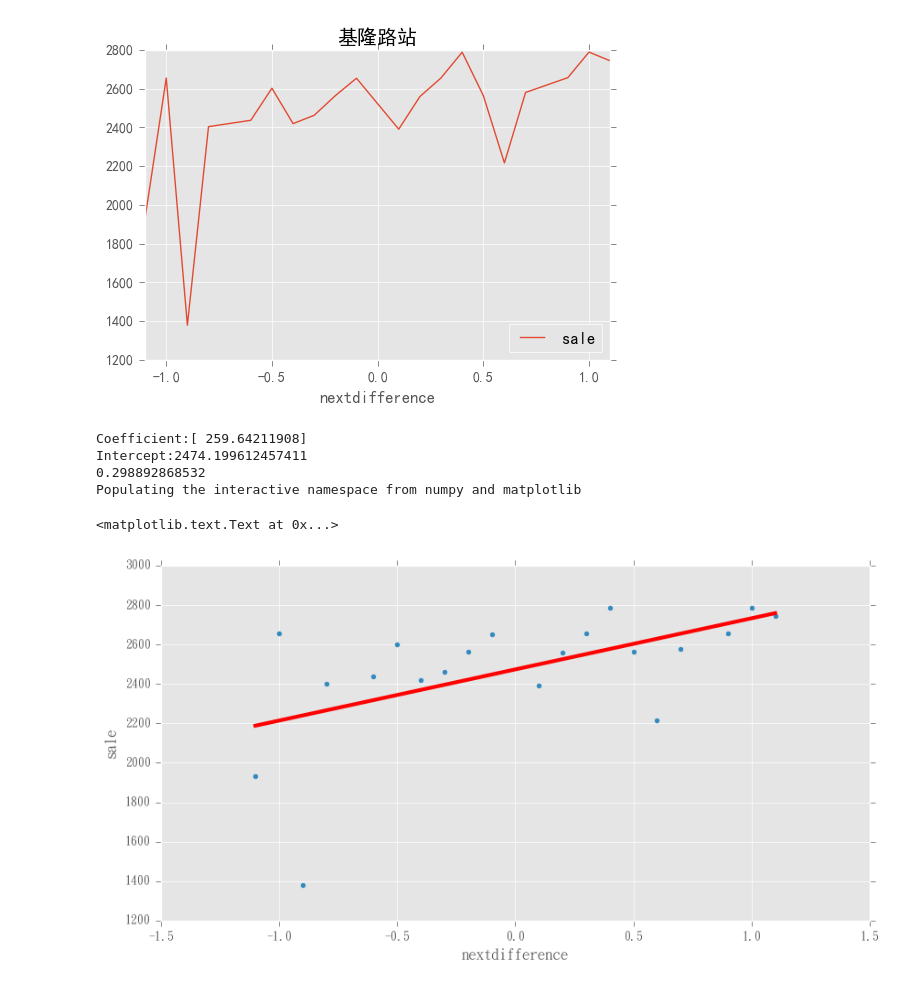
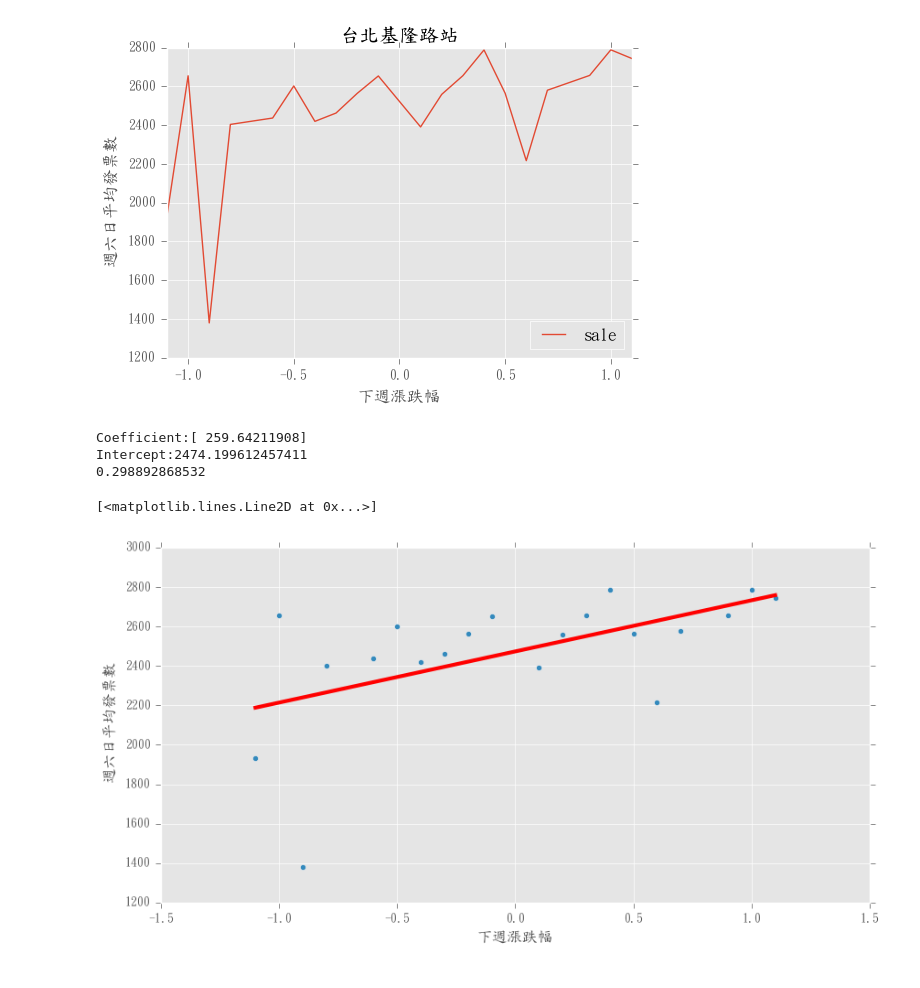
Before and after one commit to seiching/pythonclass, a Jupyter notebook: hackson/keelungrdchinese.ipynb, the cells around one changed output. Saved outputs shown, nothing was run; the diff lists cells and outputs as text; code cells hidden in the pictures.

```diff
--- a/hackson/keelungrdchinese.ipynb
+++ b/hackson/keelungrdchinese.ipynb
@@ -11,41 +11,43 @@ plt.close('all')
 matplotlib.style.use('ggplot')
 conn = sqlite3.connect('hackson.db')
 #a=pd.read_sql('SELECT substr(列帳日期,1,3)+1911 as yyyy ,substr(列帳日期,4,2) as mm,substr(列帳日期,6,2)as dd FROM "12加油站每日銷售發票張數V3UTF8";',conn)
 sqlstr="SELECT avg(主油品) as sale ,nextdifference FROM 加油站每日銷售發票張數 a , 加油站服務資訊utf821 b where a.站代碼=b.站代號 and  站代號='D2144' \
     and weekno>5 group by  nextdifference  order by nextdifference ;"
 pdoil=pd.read_sql(sqlstr,conn)
 pdoil.plot(x='nextdifference',y='sale')
-plt.title("基隆路站")
+plt.xlabel('下週漲跌幅')
+plt.ylabel('週六日平均發票數')
+plt.title("台北基隆路站")
 plt.rcParams['font.family']='DFKai-sb'
 #layout=Layout(title="基隆路站")
 #coding:utf-8
 
 
 plt.rcParams['font.sans-serif']=['SimHei'] #用来正常显示中文标签
 
 plt.rcParams['axes.unicode_minus']=False #用来正常显示负号#有中文出现的情况，需要u'内容'
 
 plt.rcParams
 plt.show()
 from sklearn.linear_model import LinearRegression
 y= pdoil['sale']
 X = pdoil[['nextdifference']]
 regr = LinearRegression()
 regr.fit(X,y)
 
 print('Coefficient:{}'.format(regr.coef_) )
 print('Intercept:{}'.format(regr.intercept_) )
 print(regr.score(X,y))
-% pylab inline
+
 pdoil[['sale', 'nextdifference']].plot(kind='scatter', x = 'nextdifference', y = 'sale', figsize=[10,5])
+plt.xlabel('下週漲跌幅')
+plt.ylabel('週六日平均發票數')
+
 plt.plot(X, regr.predict(X), linewidth = 3, color = "red")
-plt.xlabel('nextdifference')
-plt.ylabel('sale')
 # %% [output]
-[figure, old version]
+[figure, new version]
 Coefficient:[ 259.64211908]
 Intercept:2474.199612457411
 0.298892868532
-Populating the interactive namespace from numpy and matplotlib
-<matplotlib.text.Text at 0x...>
+[<matplotlib.lines.Line2D at 0x...>]
-[figure, old version]
+[figure, new version]
```
